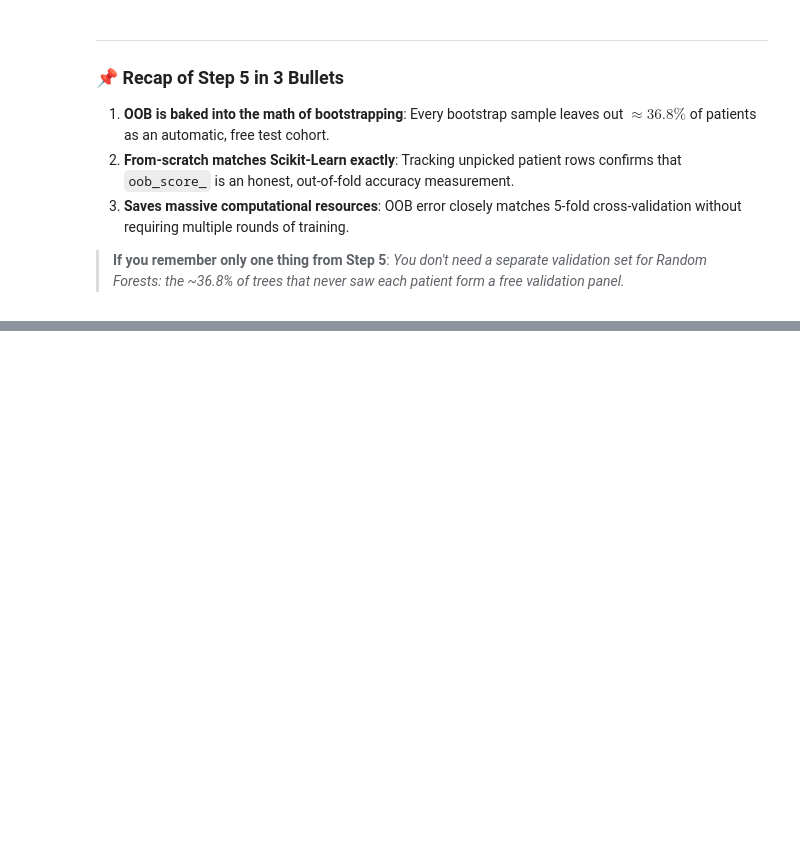
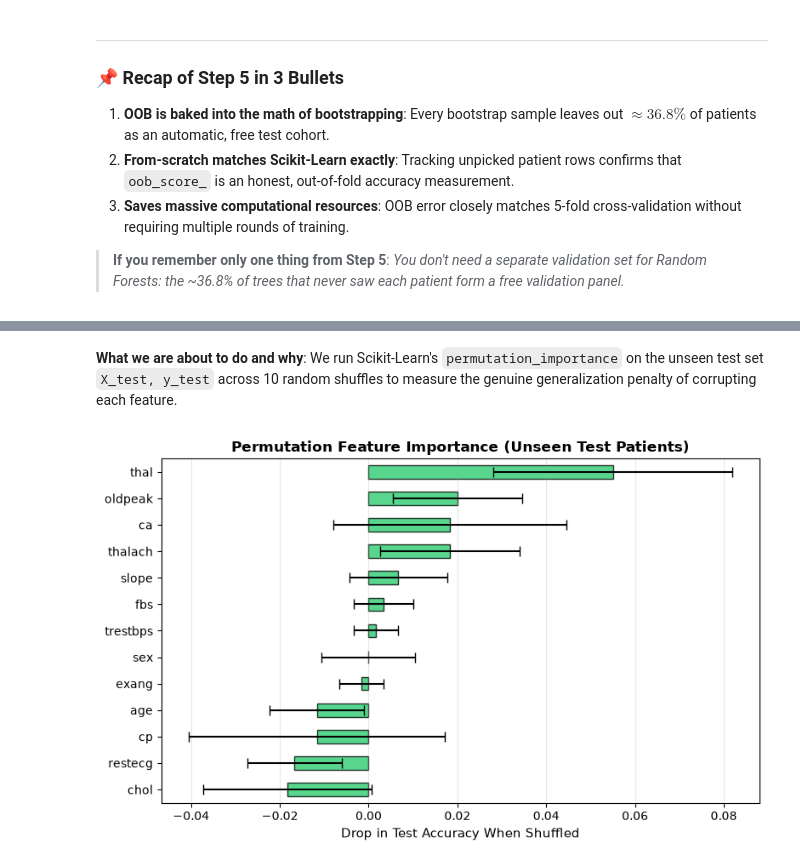
Before and after one commit to Arnav-Shrivastava/random-forests-regression-zero-to-one, a Jupyter notebook: random_forests_zero_to_one.ipynb, the cells around one changed output, grey strips where cells are left out. Drawn from its saved outputs; the diff is of its cells as text; code cells hidden in the pictures; blank space fills up the shorter version.

```diff
--- a/random_forests_zero_to_one.ipynb
+++ b/random_forests_zero_to_one.ipynb
@@ -1287,0 +1389,24 @@ Trying to calculate `oob_score_` without bootstrap sampling (e.g. setting `boots
+# %% [markdown]
+**What we are about to do and why**:
+We run Scikit-Learn's `permutation_importance` on the unseen test set `X_test, y_test` across 10 random shuffles to measure the genuine generalization penalty of corrupting each feature.
+# %%
+# Compute Permutation Feature Importance on held-out test data
+from sklearn.inspection import permutation_importance
+
+perm_result = permutation_importance(
+    rf_best, X_test, y_test,
+    n_repeats=10, random_state=42, scoring="accuracy"
+)
+
+perm_series = pd.Series(perm_result.importances_mean, index=feature_names).sort_values(ascending=True)
+
+plt.figure(figsize=(8, 5))
+perm_series.plot(kind="barh", xerr=perm_result.importances_std[np.argsort(perm_result.importances_mean)],
+                 color="#2ecc71", edgecolor="black", alpha=0.8, capsize=4)
+plt.xlabel("Drop in Test Accuracy When Shuffled", fontsize=11)
+plt.title("Permutation Feature Importance (Unseen Test Patients)", fontsize=12, fontweight="bold")
+plt.grid(axis="x", alpha=0.3)
+plt.tight_layout()
+plt.show()
+# %% [output]
+[figure, added]
```
Also changed, not shown: parts of 16 cells of this notebook.
